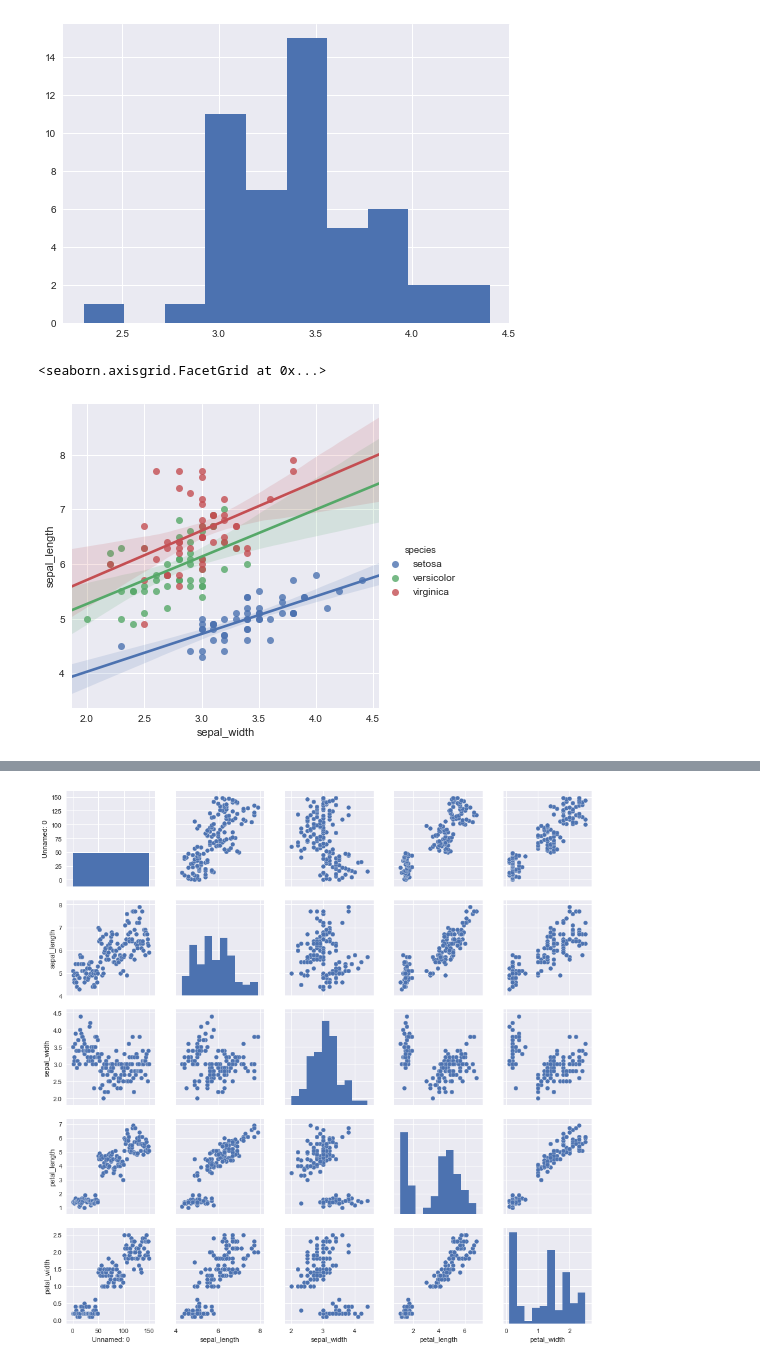
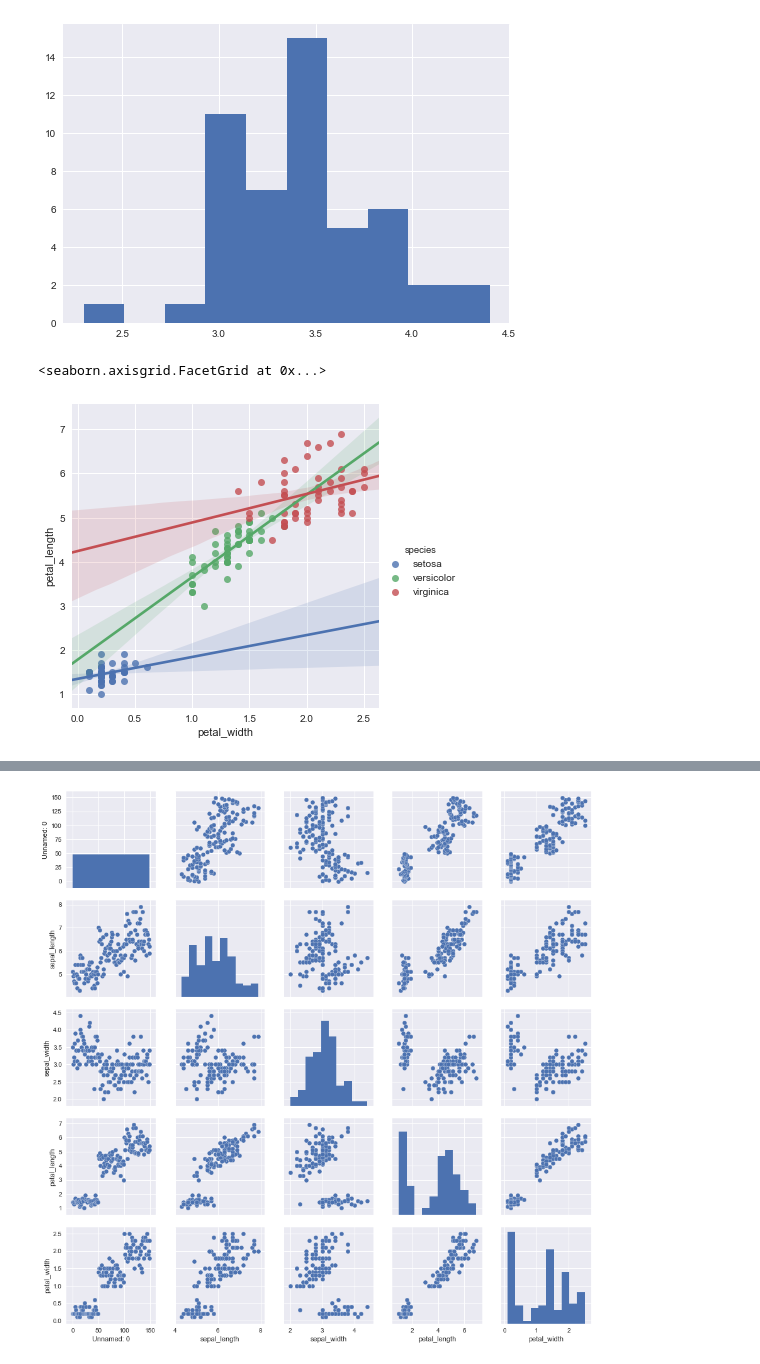
Before and after one commit to shoaibre/DAT8SYD, a Jupyter notebook: labs/Week 2 Lesson 1 - Visualisation/Lab 2 - Visualisation.shoaibre.ipynb, the cells around one changed output, grey strips where cells are left out. Drawn from its saved outputs; the diff is of its cells as text; code cells hidden in the pictures.

```diff
--- a/labs/Week 2 Lesson 1 - Visualisation/Lab 2 - Visualisation.shoaibre.ipynb
+++ b/labs/Week 2 Lesson 1 - Visualisation/Lab 2 - Visualisation.shoaibre.ipynb
@@ -200,11 +205,14 @@ iris_data.loc[iris_data['species'] == 'setosa', 'sepal_width'].hist()
 [figure]
 # %%
 # Draw a Scatterplot showing sepal width and length
-sns.lmplot(x='sepal_width', y="sepal_length", hue="species", data=iris_data, fit_reg=True)
+#sns.lmplot(x='sepal_width', y="sepal_length", hue="species", data=iris_data, fit_reg=True)
+sns.lmplot(x='petal_width', y="petal_length", hue="species", data=iris_data, fit_reg=True)
+#import matplotlib.pyplot as plt
 #iris_data.plot(kind='scatter', x='sepal_width', y='sepal_length');
+#plt.show()
 # %% [output]
 <seaborn.axisgrid.FacetGrid at 0x...>
-[figure, old version]
+[figure, new version]
 # %%
 sns.jointplot(x="sepal_width", y="sepal_length", data=iris_data);
 # %% [output]
```
Also changed, not shown: parts of 7 cells of this notebook, 4 other files.
